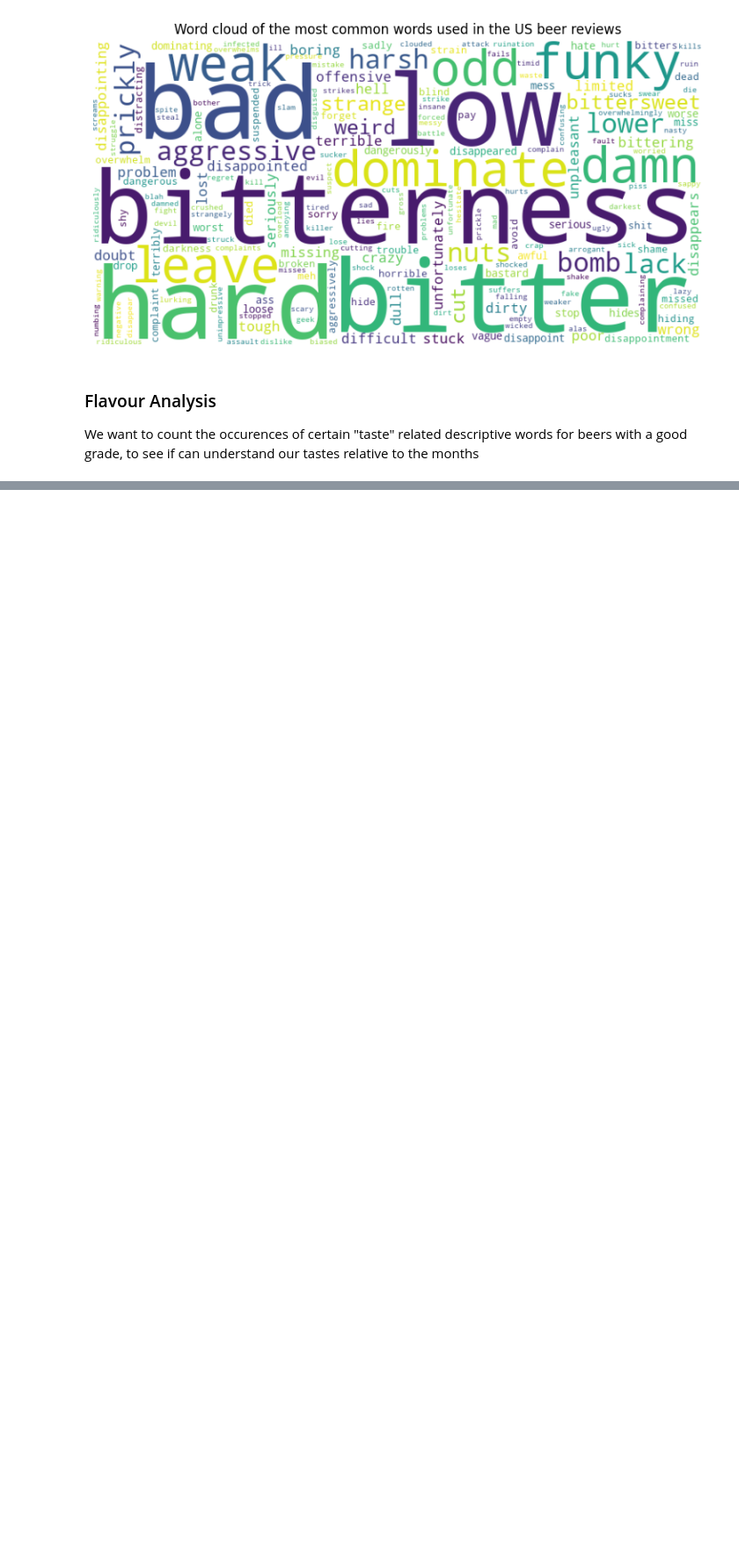
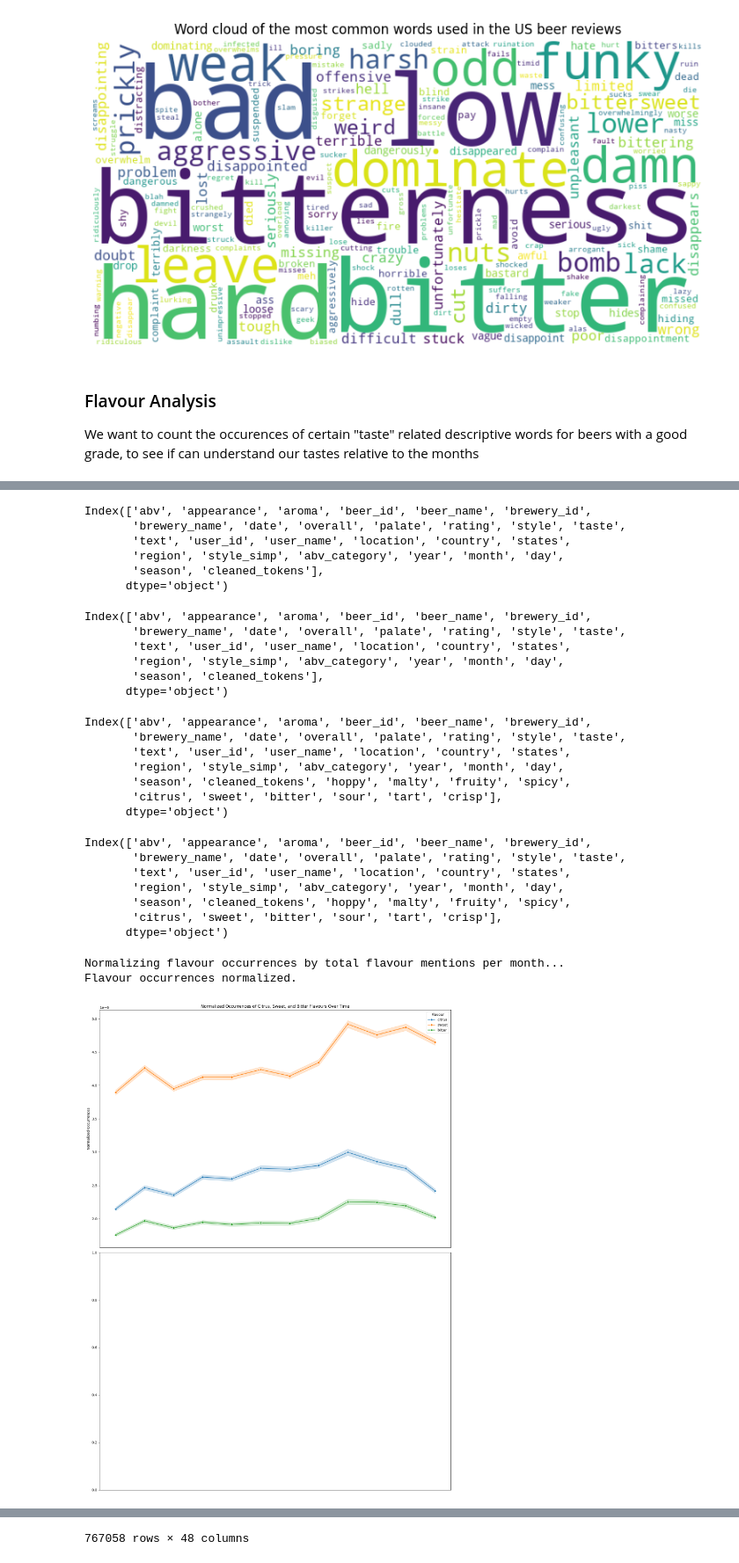
Before and after one commit to epfl-ada/ada-2024-project-databrewers, a Jupyter notebook: milestoneP3 copy.ipynb, the cells around one changed output, grey strips where cells are left out. Shown at 88% size. Cells and saved outputs as stored; diff of their text form; code cells hidden in the pictures; blank space fills up the shorter version.

```diff
--- a/milestoneP3 copy.ipynb
+++ b/milestoneP3 copy.ipynb
@@ -148,21 +148,27 @@ def analyse_flavours(reviews: pd.DataFrame):
     primary_flavours = ['citrus', 'sweet', 'bitter']
     other_flavours = [flavour for flavour in all_flavours if flavour not in primary_flavours]
 
-    # Drop reviews with missing 'aroma' or 'palate'
+    # Drop reviews rows with missing 'aroma' or 'palate' scores
+    display(reviews.columns )
     reviews = reviews.dropna(subset=['aroma', 'palate'])
-
+    display(reviews.columns )
     # Keep reviews where the sum of 'aroma' and 'palate' is >= 8 (i.e., average >= 4)
     reviews = reviews[(reviews['aroma'] + reviews['palate']) >= 8.0]
+    display(reviews.columns )
 
     # Process all flavours using the optimized process_flavours function
     flavour_counts = process_flavours(reviews, all_flavours)
+    display(reviews.columns )
 
     # Add flavour counts to the reviews DataFrame
     reviews = pd.concat([reviews, flavour_counts], axis=1)
+    display(reviews.columns )
 
     # Keep only reviews where the sum of all flavour counts is > 0
     reviews = reviews[flavour_counts.sum(axis=1) > 0]
+    display(reviews.columns )
 
+    # This sums up all flavour counts for each month
     total_flavour_mentions_per_month = flavour_counts.groupby(reviews['month']).transform('sum').sum(axis=1)
     reviews['total_flavour_mentions'] = total_flavour_mentions_per_month
 
@@ -171,9 +177,6 @@ def analyse_flavours(reviews: pd.DataFrame):
     # Normalize flavour counts by total_flavour_mentions
     normalized_columns = [f"{flavour}_normalized" for flavour in all_flavours]
     reviews[normalized_columns] = flavour_counts.div(reviews['total_flavour_mentions'], axis=0)
-
-
-
 
     print("Flavour occurrences normalized.")
 
@@ -200,7 +203,7 @@ def analyse_flavours(reviews: pd.DataFrame):
     other_plot_data = plot_data[plot_data['flavour'].isin(other_flavours)]
 
     # Set up the plotting environment with two subplots
-    fig, axes = plt.subplots(2, 1, figsize=(15, 20), sharex=True)
+    fig, axes = plt.subplots(1, 1, figsize=(15, 20), sharex=True)
 
     # Plot for Primary Flavours
     sns.lineplot(
@@ -216,19 +219,6 @@ def analyse_flavours(reviews: pd.DataFrame):
     axes[0].set_ylabel('Normalized Occurrences')
     axes[0].legend(title='Flavour')
 
-    # Plot for Other Flavours
-    sns.lineplot(
-        data=other_plot_data,
-        x='month',
-        y='normalized_occurrence',
-        hue='flavour',
-        marker='o',
-        ax=axes[1]
-    )
-    axes[1].set_title('Normalized Occurrences of Other Flavours Over Time')
-    axes[1].set_xlabel('Month')
-    axes[1].set_ylabel('Normalized Occurrences')
-    axes[1].legend(title='Flavour')
 
     # Improve layout
     plt.tight_layout()
@@ -236,4 +226,6 @@ def analyse_flavours(reviews: pd.DataFrame):
 
     return reviews
 # %%
-flavour_review = analyse_flavours(clean_reviews)
+display(clean_reviews.head(1))
+analyse_flavours(clean_reviews)
+# %% [output]
@@ -239,0 +247,29 @@ flavour_review = analyse_flavours(clean_reviews)
+Index(['abv', 'appearance', 'aroma', 'beer_id', 'beer_name', 'brewery_id',
+       'brewery_name', 'date', 'overall', 'palate', 'rating', 'style', 'taste',
+       'text', 'user_id', 'user_name', 'location', 'country', 'states',
+       'region', 'style_simp', 'abv_category', 'year', 'month', 'day',
+       'season', 'cleaned_tokens'],
+      dtype='object')
+Index(['abv', 'appearance', 'aroma', 'beer_id', 'beer_name', 'brewery_id',
+       'brewery_name', 'date', 'overall', 'palate', 'rating', 'style', 'taste',
+       'text', 'user_id', 'user_name', 'location', 'country', 'states',
+       'region', 'style_simp', 'abv_category', 'year', 'month', 'day',
+       'season', 'cleaned_tokens'],
+      dtype='object')
+Index(['abv', 'appearance', 'aroma', 'beer_id', 'beer_name', 'brewery_id',
+       'brewery_name', 'date', 'overall', 'palate', 'rating', 'style', 'taste',
+       'text', 'user_id', 'user_name', 'location', 'country', 'states',
+       'region', 'style_simp', 'abv_category', 'year', 'month', 'day',
+       'season', 'cleaned_tokens', 'hoppy', 'malty', 'fruity', 'spicy',
+       'citrus', 'sweet', 'bitter', 'sour', 'tart', 'crisp'],
+      dtype='object')
+Index(['abv', 'appearance', 'aroma', 'beer_id', 'beer_name', 'brewery_id',
+       'brewery_name', 'date', 'overall', 'palate', 'rating', 'style', 'taste',
+       'text', 'user_id', 'user_name', 'location', 'country', 'states',
+       'region', 'style_simp', 'abv_category', 'year', 'month', 'day',
+       'season', 'cleaned_tokens', 'hoppy', 'malty', 'fruity', 'spicy',
+       'citrus', 'sweet', 'bitter', 'sour', 'tart', 'crisp'],
+      dtype='object')
+Normalizing flavour occurrences by total flavour mentions per month...
+Flavour occurrences normalized.
+[figure, added]
@@ -239,0 +288 @@ flavour_review = analyse_flavours(clean_reviews)
+767058 rows × 48 columns
```
Also changed, not shown: parts of 7 cells of this notebook, 1 other file.
